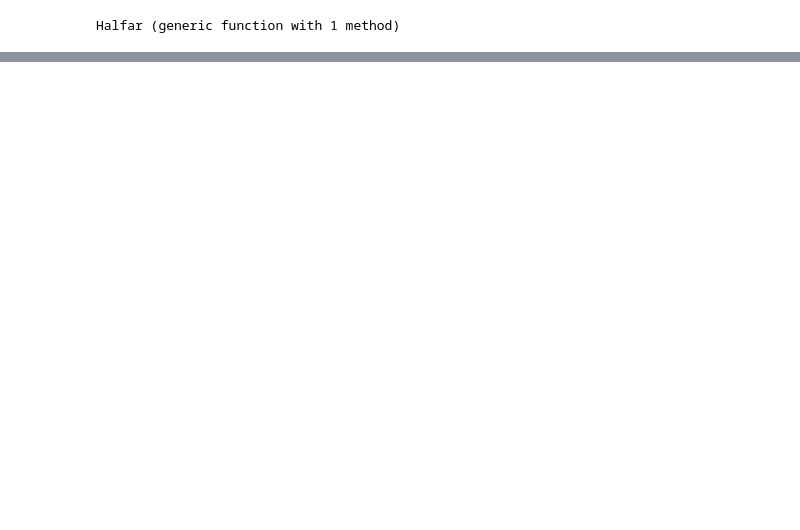
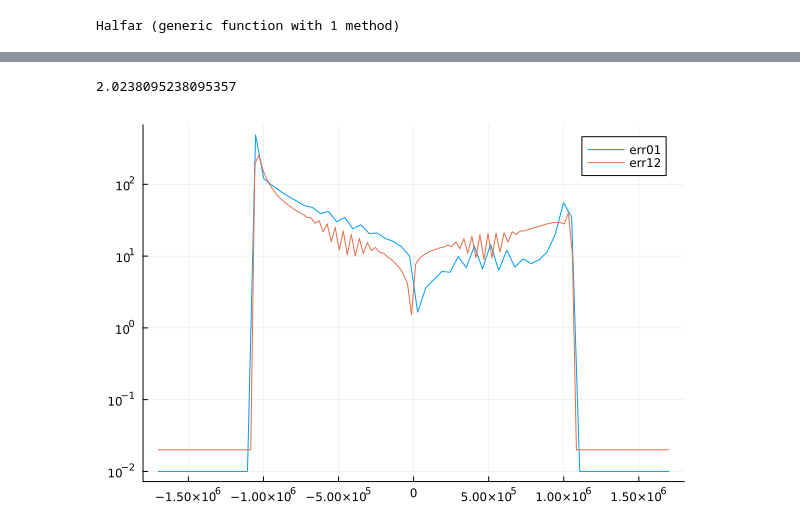
Before and after one commit to ThanasisGiannakopoulos/ice_modelling, a Jupyter notebook: notebooks/plot_my_siaflat.ipynb, the cells around one changed output, grey strips where cells are left out. Cells and saved outputs as stored; diff of their text form; code cells hidden in the pictures; blank space fills up the shorter version.

```diff
--- a/notebooks/plot_my_siaflat.ipynb
+++ b/notebooks/plot_my_siaflat.ipynb
@@ -142,0 +145,19 @@ err2 = 262.3624516314353
+# %%
+dx0 = x0[end] - x0[end-1]
+dx1 = x1[end] - x1[end-1]
+dx2 = x2[end] - x2[end-1]
+
+R = (dx0-dx1)/(dx1-dx2)
+# %% [output]
+2.0238095238095357
+# %%
+maximum(x0 - x1[2:2:end])
+maximum(x1 - x2[2:2:end])
+
+err01 = h0[end] - h1[end][2:2:end]
+err12 = h1[end] - h2[end][2:2:end];
+
+plot(x0, abs.(err01 .+ 1e-2), label="err01", yscale = :log10)
+plot!(x1, 2*abs.(err12 .+ 1e-2), label="err12", yscale = :log10)
+# %% [output]
+[figure, added]
```
Also changed, not shown: parts of 8 cells of this notebook, 5 other files.
